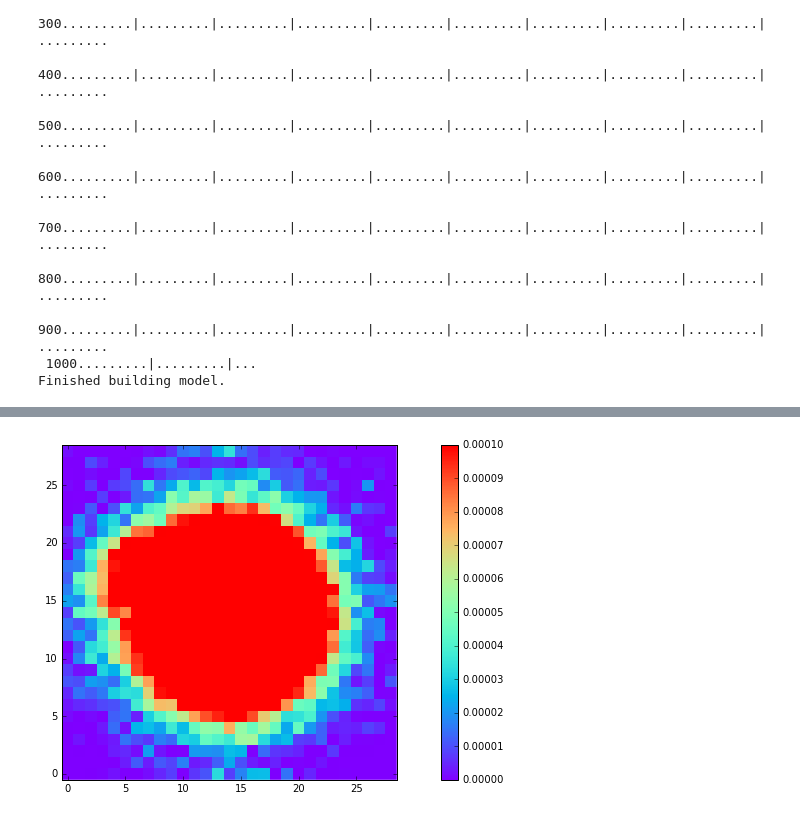
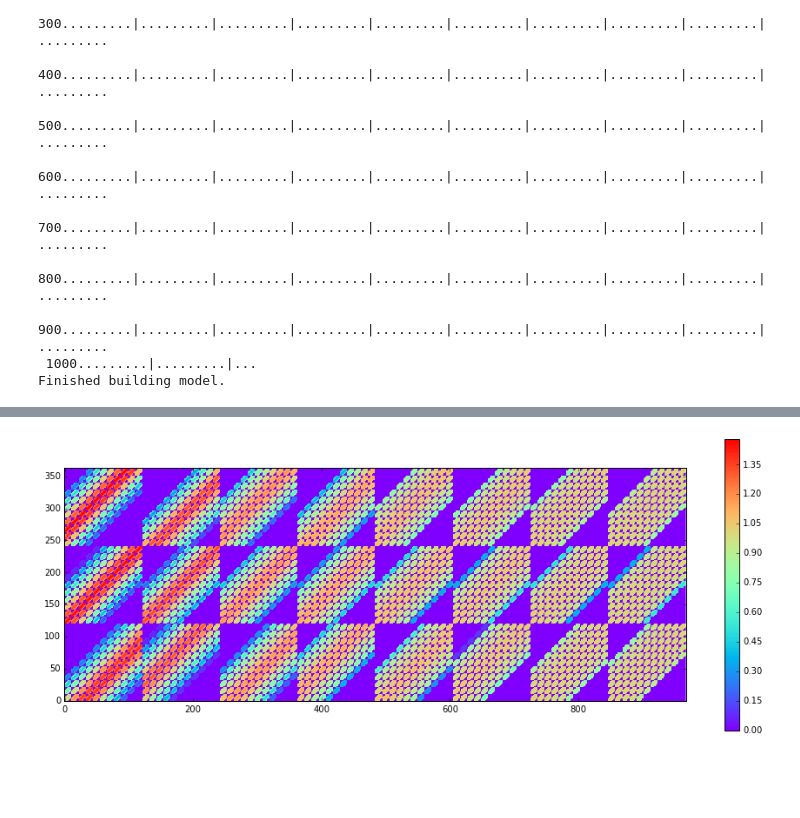
Before and after one commit to lsst-dm/experimental_DCR, a Jupyter notebook: DCR_template-debug-gband.ipynb, the cells around one changed output, grey strips where cells are left out. Saved outputs shown, nothing was run; the diff lists cells and outputs as text; code cells hidden in the pictures; blank space fills up the shorter version.

```diff
--- a/DCR_template-debug-gband.ipynb
+++ b/DCR_template-debug-gband.ipynb
@@ -165,4 +143,0 @@ look(psf_test.computeKernelImage().getArray())
-# %%
-look(exp.getPsf().computeKernelImage().getArray(),range=[0,0.0001])
-# %% [output]
-[figure, removed]
@@ -168,0 +146,10 @@ look(exp.getPsf().computeKernelImage().getArray(),range=[0,0.0001])
+# %%
+self.use_psf = True
+dcr_kernel_full = self.build_dcr_kernel(use_full=True, use)
+dcr_kernel_reg = self.build_dcr_kernel(use_full=False)
+self.use_psf = False
+dcr_kernel_shift = self.build_dcr_kernel(use_full=False)
+# %%
+look(dcr_kernel_reg/dcr_kernel_full, range=[0,1.5])
+# %% [output]
+[figure, added]
```
Also changed, not shown: parts of 15 cells of this notebook.
